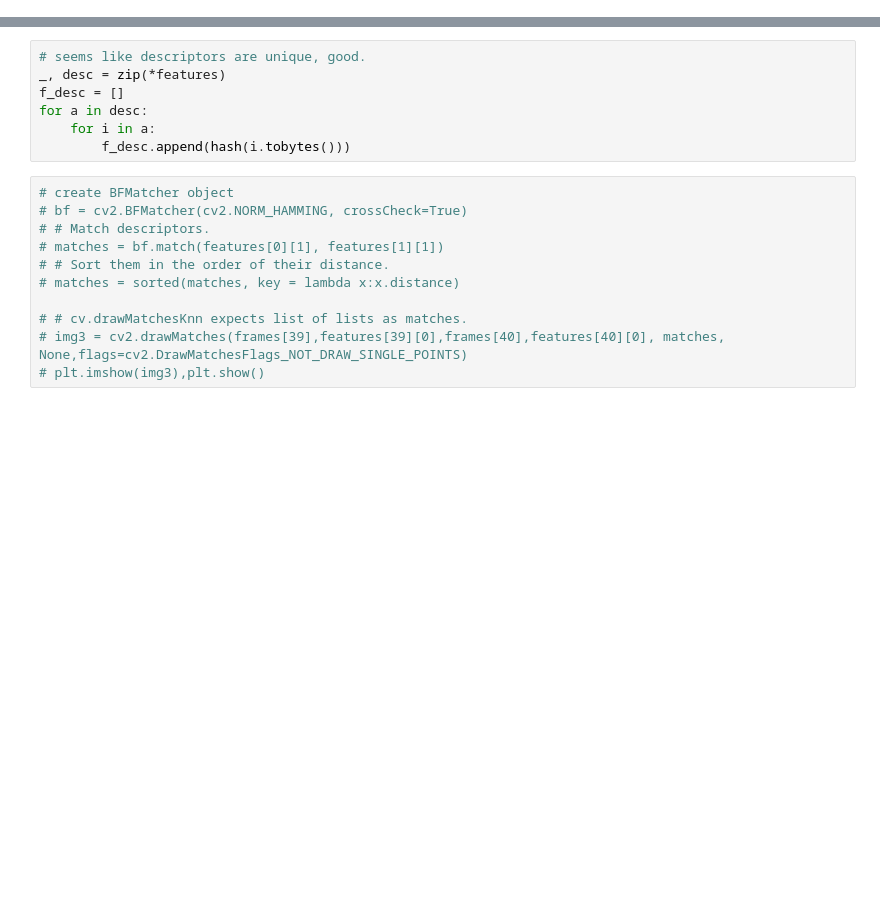
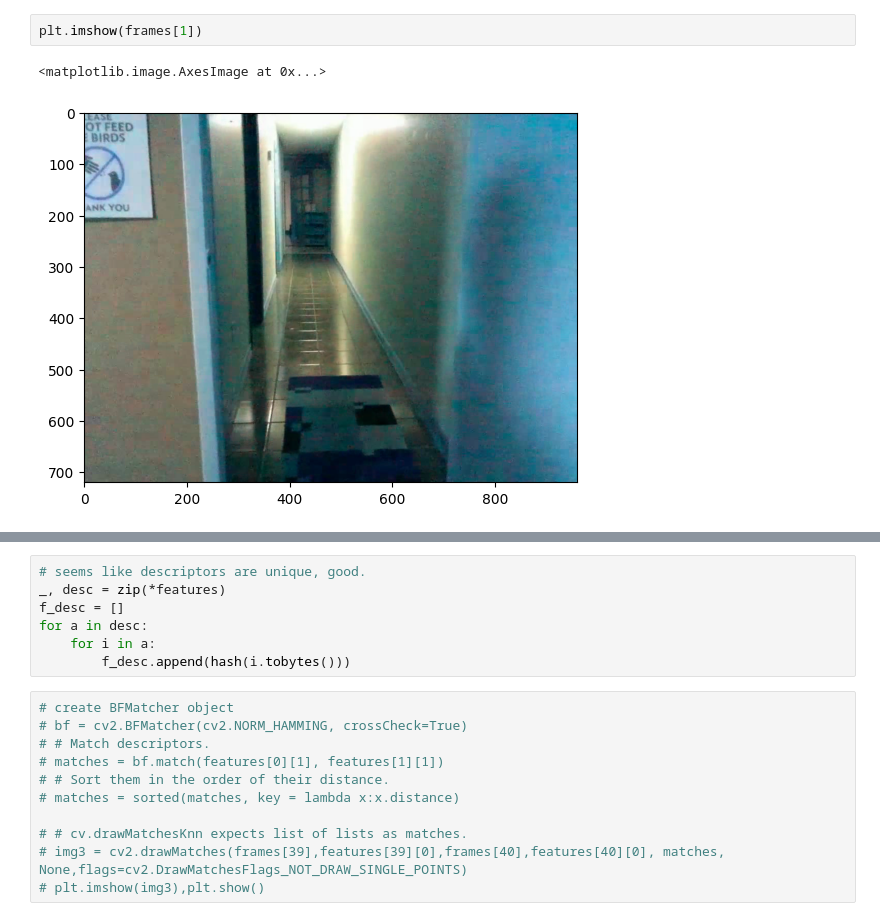
Before and after one commit to mxpoch/Swifty, a Jupyter notebook: swift.ipynb, the cells around one changed output, grey strips where cells are left out. Drawn from its saved outputs; the diff is of its cells as text; blank space fills up the shorter version.

```diff
--- a/swift.ipynb
+++ b/swift.ipynb
@@ -58,3 +32,8 @@ hash(obj, /)
+# %%
+plt.imshow(frames[1])
+# %% [output]
+<matplotlib.image.AxesImage at 0x...>
+[figure, added]
 # %%
 # creating features
 # initializing ORB feature detector
```
Also changed, not shown: parts of 17 cells of this notebook, 2 other files.
